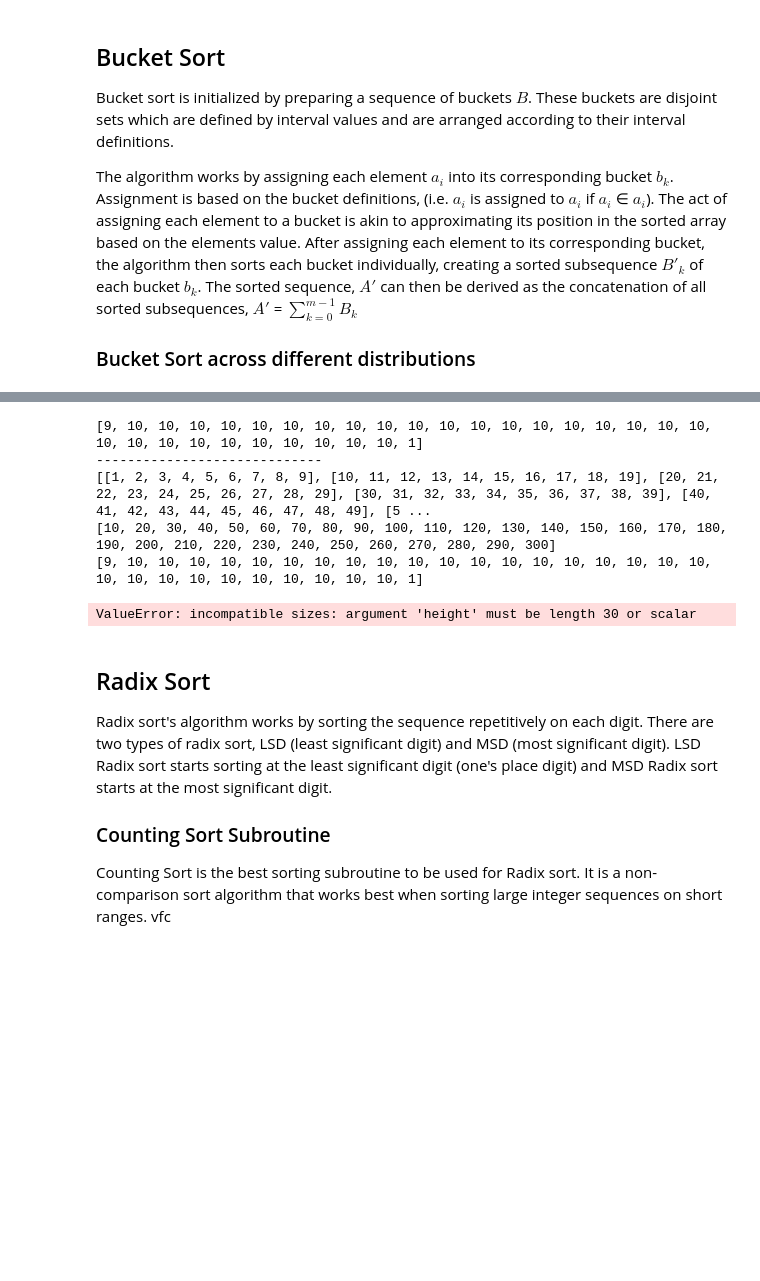
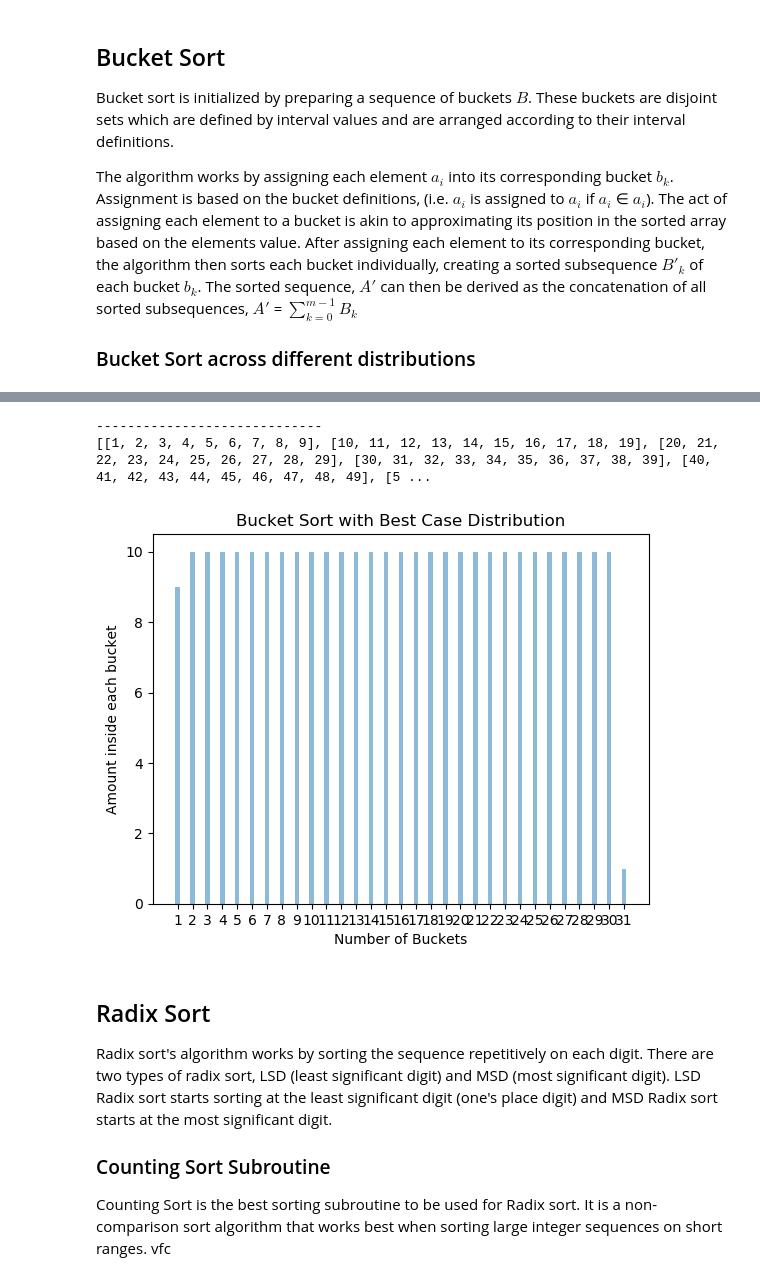
Before and after one commit to gmlunesa/visualgorithm, a Jupyter notebook: visualgorithm.ipynb, the cells around one changed output, grey strips where cells are left out. Drawn from its saved outputs; the diff is of its cells as text; code cells hidden in the pictures; blank space fills up the shorter version.

Commit message:
Added bar graphs to bucket sort normal distrubution

```diff
--- a/visualgorithm.ipynb
+++ b/visualgorithm.ipynb
@@ -817,7 +816,7 @@ def bucket_sort(data, bucketSize):
     biggest = 0
     comparisonSumBS = 0
     sorted = []
-    bucket_distribution = []
+#     bucket_distribution = []
 
     for number in data:
         if number > biggest:
@@ -834,7 +833,7 @@ def bucket_sort(data, bucketSize):
         # Using insertion sort to sort individual buckets
         insertionSortResult = insertion_subroutine(bucket, 1)
         buckets[index] = insertionSortResult[0];
-        bucket_distribution.append(len(insertionSortResult[0]))
+#         bucket_distribution.append(len(insertionSortResult[0]))
 #         print(insertionSortResult[0]);
 
         comparisonSumBS += int(insertionSortResult[1]);
@@ -842,13 +841,13 @@ def bucket_sort(data, bucketSize):
 
     # print (sorted)
 
-    print(bucket_distribution)
+#     print(bucket_distribution)
 
     print ("-----------------------------")
 
     print(buckets)
 
-    return sorted, comparisonSumBS, bucket_distribution
+    return sorted, comparisonSumBS, buckets
 
 bucket_sort(dataArrays[0], 10)
 # %% [output]
@@ -875,44 +873,69 @@ bucket_sort(dataArrays[0], 10)
 # %%
+import matplotlib.pyplot as plt; plt.rcdefaults()
+import numpy as np
 import matplotlib.pyplot as plt
+
 def bucket_sort_eval():
     dataArrays = initArrays()
+    bucket_size = 10
+    height = []
+    ex = []
 
-    '''BUCKET SORT WITH EQUAL DISTRIBUTIONS'''
-    bucket_size = 10
-    buckets_x = bucket_range(bucket_size, len(dataArrays[0]))
-    bucket_contents_y = bucket_sort(dataArrays[0], bucket_size)[2]
+    buckets = bucket_sort(dataArrays[0], bucket_size)[2]
 
-    print(buckets_x)
-    print(bucket_contents_y)
+    for i in range(0, len(buckets)):
+        height.append(i + 1)
 
-#     plt.bar(buckets_x, bucket_contents_y, align='center', alpha=0.5)
+
+    for i in range(0, len(buckets)):
+        ex.append(len(buckets[i]))
+
+    y_pos = np.arange(len(height))
+
+    plt.bar(y_pos, ex, align='center', alpha=0.5, width=2)
+    plt.xticks(y_pos, height)
+
+    plt.ylabel('Amount inside each bucket')
+    plt.xlabel('Number of Buckets')
+    plt.title('Bucket Sort with Best Case Distribution')
+
+    plt.show()
+
+
+#     '''BUCKET SORT WITH BEST CASE DISTRIBUTIONS'''
+#     bucket_size = 10
+#     buckets_x = bucket_range(bucket_size, len(dataArrays[0]))
+#     bucket_contents_y = bucket_sort(dataArrays[0], bucket_size)[2]
+
+
+#     print(buckets_x)
+#     print(bucket_contents_y)
+
+# #     plt.bar(buckets_x, bucket_contents_y, align='center', alpha=0.5)
+# # #     plt.xticks(buckets_x)
+
+# #     plt.ylabel('Usage')
+# #     plt.title('Programming language usage')
+# #     plt.show()
+
 # #     plt.xticks(buckets_x)
 
-#     plt.ylabel('Usage')
-#     plt.title('Programming language usage')
+#     fig,ax = plt.subplots()
+#     plt.bar(buckets_x, height=30, width=30, color='r')
+
+# #     ax.bar(survived_df.index, survived_df.Counts, width=0.8, color='r')
+# #     ax.set_xticks(survived_df.index+0.4)  # set the x ticks to be at the middle of each bar since the width of each bar is 0.8
+# #     ax.set_xticklabels(survived_df.Groups)
 #     plt.show()
-
-#     plt.xticks(buckets_x)
-
-    fig,ax = plt.subplots()
-    plt.bar(buckets_x, height=30, width=30, color='r')
-
-#     ax.bar(survived_df.index, survived_df.Counts, width=0.8, color='r')
-#     ax.set_xticks(survived_df.index+0.4)  # set the x ticks to be at the middle of each bar since the width of each bar is 0.8
-#     ax.set_xticklabels(survived_df.Groups)
-    plt.show()
 
 
 
 
 bucket_sort_eval()
 # %% [output]
-[9, 10, 10, 10, 10, 10, 10, 10, 10, 10, 10, 10, 10, 10, 10, 10, 10, 10, 10, 10, 10, 10, 10, 10, 10, 10, 10, 10, 10, 10, 1]
 -----------------------------
 [[1, 2, 3, 4, 5, 6, 7, 8, 9], [10, 11, 12, 13, 14, 15, 16, 17, 18, 19], [20, 21, 22, 23, 24, 25, 26, 27, 28, 29], [30, 31, 32, 33, 34, 35, 36, 37, 38, 39], [40, 41, 42, 43, 44, 45, 46, 47, 48, 49], [5 ...
-[10, 20, 30, 40, 50, 60, 70, 80, 90, 100, 110, 120, 130, 140, 150, 160, 170, 180, 190, 200, 210, 220, 230, 240, 250, 260, 270, 280, 290, 300]
-[9, 10, 10, 10, 10, 10, 10, 10, 10, 10, 10, 10, 10, 10, 10, 10, 10, 10, 10, 10, 10, 10, 10, 10, 10, 10, 10, 10, 10, 10, 1]
-ValueError: incompatible sizes: argument 'height' must be length 30 or scalar
+[figure, added]
 # %% [markdown]
 ## Radix Sort
 
```
Also changed, not shown: parts of 8 cells of this notebook.
